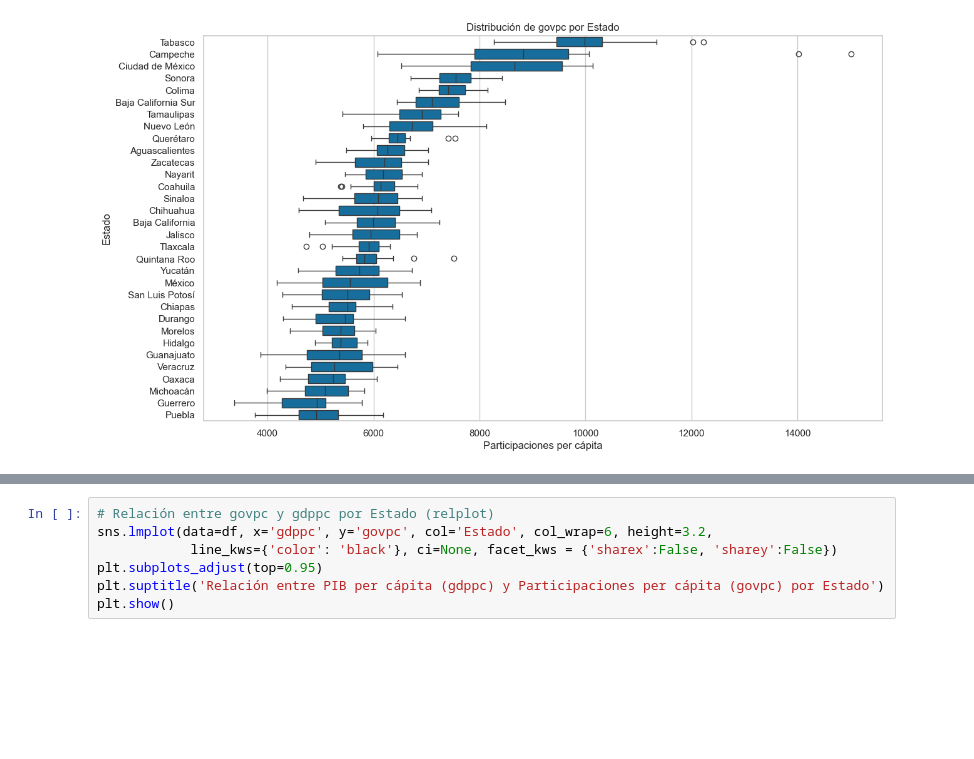
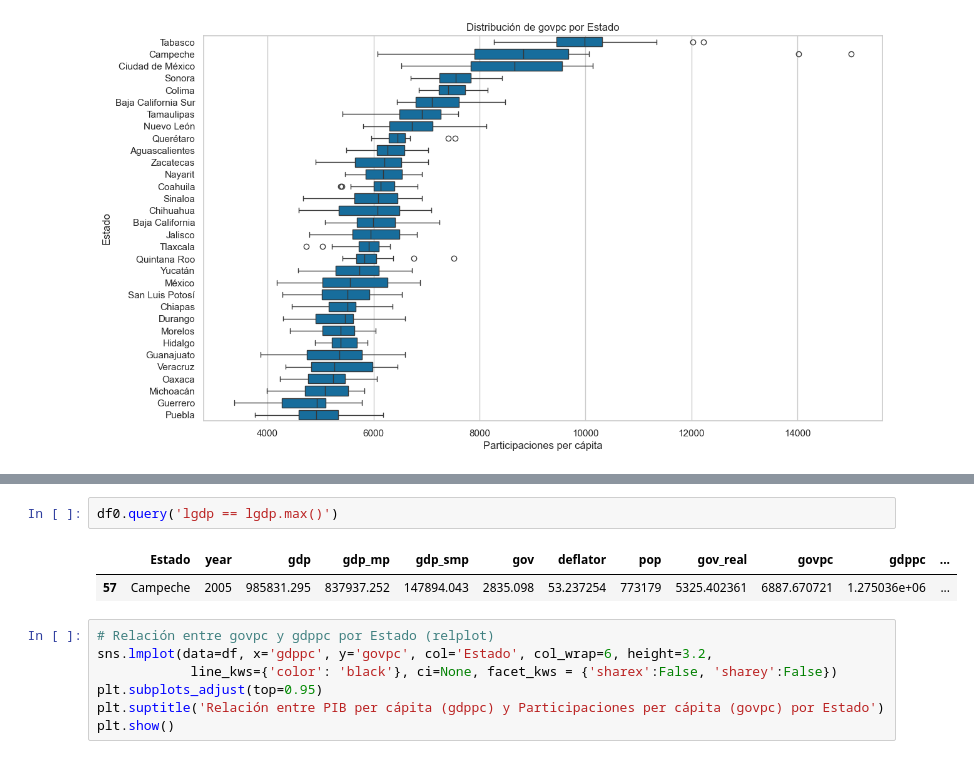
Before and after one commit to jadrk040507/nivelacion-fiscal, a Jupyter notebook: scripts/regressions.ipynb, the cells around one changed output, grey strips where cells are left out. Saved outputs shown, nothing was run; the diff lists cells and outputs as text; blank space fills up the shorter version.

```diff
--- a/scripts/regressions.ipynb
+++ b/scripts/regressions.ipynb
@@ -134,3 +177,8 @@ plt.show()
+# %%
+df0.query('lgdp == lgdp.max()')
+# %% [output]
+|  | Estado | year | gdp | gdp_mp | gdp_smp | gov | deflator | pop | gov_real | govpc | gdppc | ... |
+| 57 | Campeche | 2005 | 985831.295 | 837937.252 | 147894.043 | 2835.098 | 53.237254 | 773179 | 5325.402361 | 6887.670721 | 1.275036e+06 | ... |
 # %%
 # Relación entre govpc y gdppc por Estado (relplot)
 sns.lmplot(data=df, x='gdppc', y='govpc', col='Estado', col_wrap=6, height=3.2,
```
Also changed, not shown: parts of 15 cells of this notebook, 2 other files.
